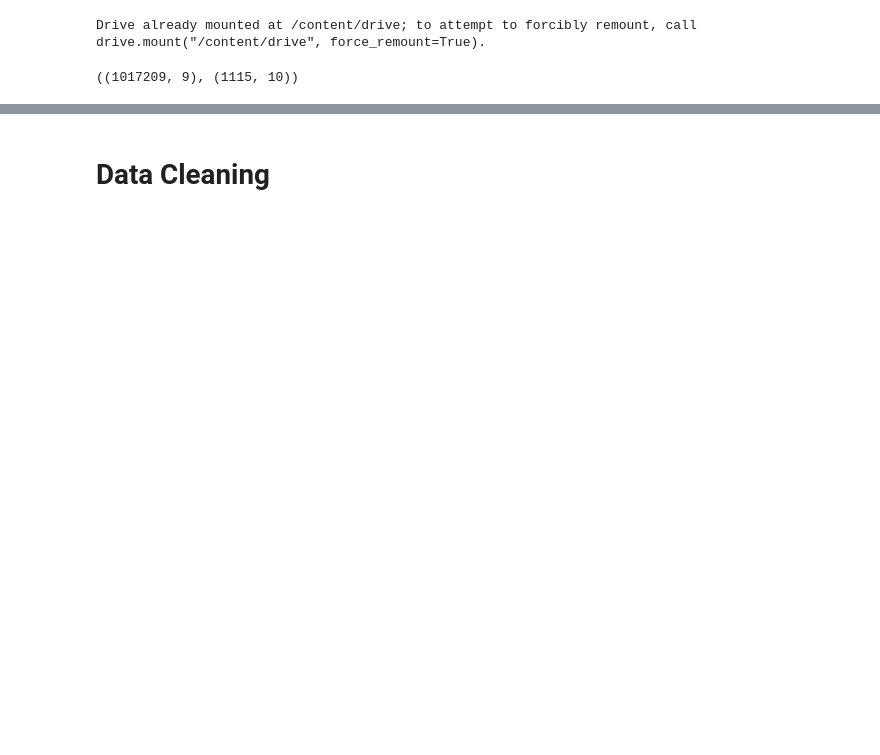
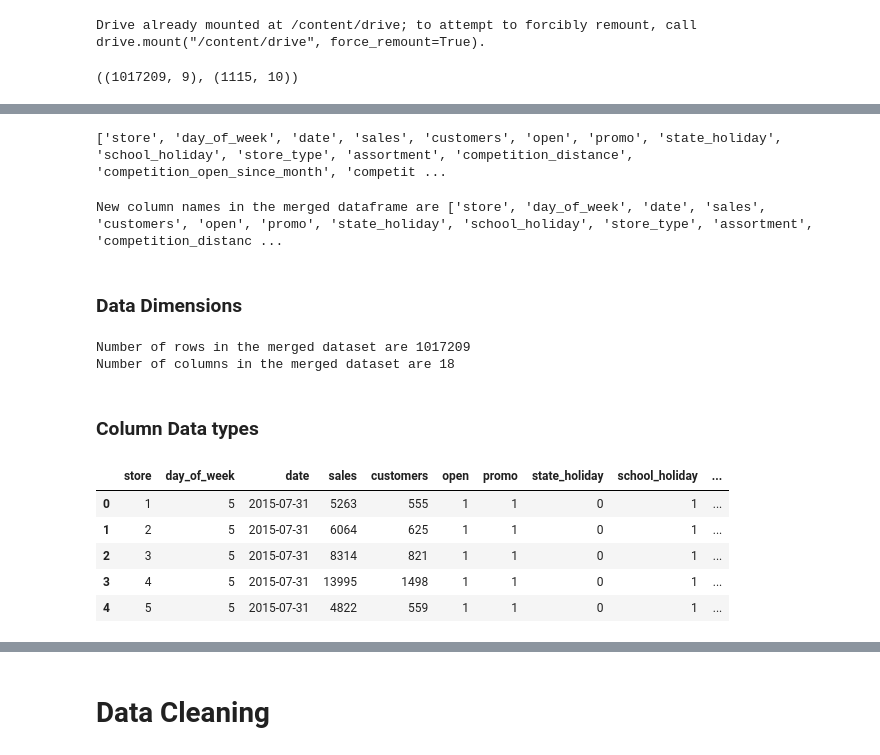
Before and after one commit to omkar123katare/Capstone_2_Retail_sales_prediction, a Jupyter notebook: retail_sales__predicton_capstone_2.ipynb, the cells around one changed output, grey strips where cells are left out. Drawn from its saved outputs; the diff is of its cells as text; code cells hidden in the pictures; blank space fills up the shorter version.

```diff
--- a/retail_sales__predicton_capstone_2.ipynb
+++ b/retail_sales__predicton_capstone_2.ipynb
@@ -63,0 +73,3 @@ rossmann_store_data.shape, store_df.shape
+# %%
+# Merging both the dataset on store columnn because it present on both the dataset
+df_raw = pd.merge(rossmann_store_data,store_df , on = 'Store', how='left' )
@@ -63,0 +91,39 @@ rossmann_store_data.shape, store_df.shape
+# %%
+cols_old = ['Store', 'DayOfWeek', 'Date', 'Sales', 'Customers', 'Open', 'Promo','StateHoliday', 'SchoolHoliday', 'StoreType',
+            'Assortment', 'CompetitionDistance', 'CompetitionOpenSinceMonth', 'CompetitionOpenSinceYear', 'Promo2',
+            'Promo2SinceWeek', 'Promo2SinceYear', 'PromoInterval']
+
+# creating list of new names with a snakecase pattern
+
+cols_new = []
+for elem in cols_old:
+  cols_new.append(inflection.underscore(elem))
+print(cols_new)
+# %% [output]
+['store', 'day_of_week', 'date', 'sales', 'customers', 'open', 'promo', 'state_holiday', 'school_holiday', 'store_type', 'assortment', 'competition_distance', 'competition_open_since_month', 'competit ...
+# %%
+df_raw.columns=cols_new
+df_raw_copy.columns=cols_new
+# %%
+print(f'New column names in the merged dataframe are {list(df_raw.columns)}')
+# %% [output]
+New column names in the merged dataframe are ['store', 'day_of_week', 'date', 'sales', 'customers', 'open', 'promo', 'state_holiday', 'school_holiday', 'store_type', 'assortment', 'competition_distanc ...
+# %% [markdown]
+### Data Dimensions
+# %%
+print(f'Number of rows in the merged dataset are {df_raw.shape[0]}')
+print(f'Number of columns in the merged dataset are {df_raw.shape[1]}')
+# %% [output]
+Number of rows in the merged dataset are 1017209
+Number of columns in the merged dataset are 18
+# %% [markdown]
+### Column Data types
+# %%
+df_raw.head(5)
+# %% [output]
+|  | store | day_of_week | date | sales | customers | open | promo | state_holiday | school_holiday | ... |
+| 0 | 1 | 5 | 2015-07-31 | 5263 | 555 | 1 | 1 | 0 | 1 | ... |
+| 1 | 2 | 5 | 2015-07-31 | 6064 | 625 | 1 | 1 | 0 | 1 | ... |
+| 2 | 3 | 5 | 2015-07-31 | 8314 | 821 | 1 | 1 | 0 | 1 | ... |
+| 3 | 4 | 5 | 2015-07-31 | 13995 | 1498 | 1 | 1 | 0 | 1 | ... |
+| 4 | 5 | 5 | 2015-07-31 | 4822 | 559 | 1 | 1 | 0 | 1 | ... |
```
Also changed, not shown: parts of 90 cells of this notebook.
